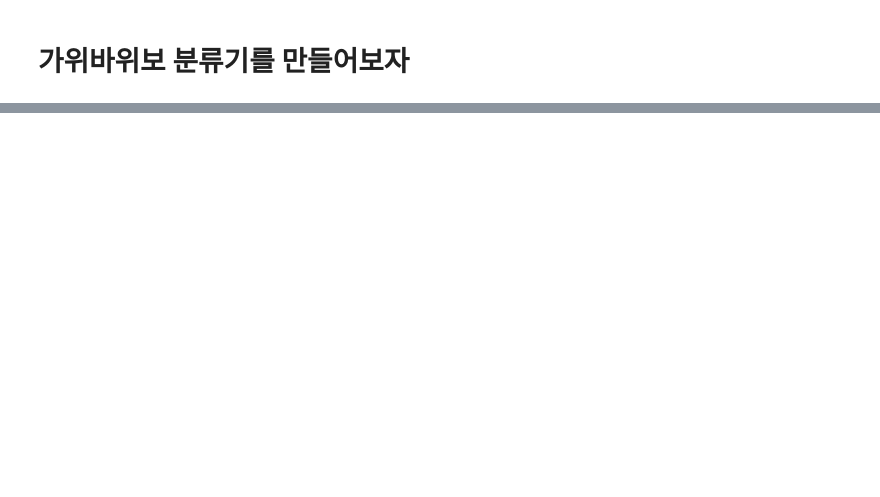
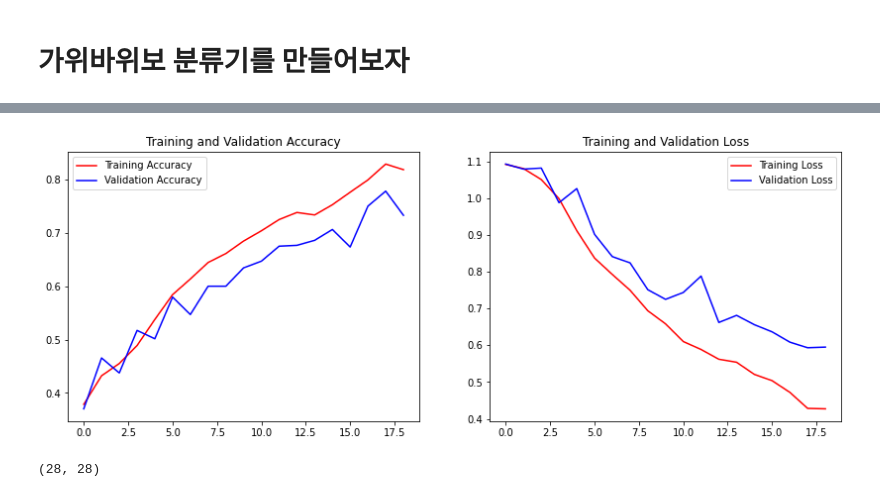
Before and after one commit to jungyongji/first-repository, a Jupyter notebook: [E-05] Play rock paper scissors with artificial intelligence.ipynb, the cells around one changed output, grey strips where cells are left out. Saved outputs shown, nothing was run; the diff lists cells and outputs as text; code cells hidden in the pictures; blank space fills up the shorter version.

```diff
--- a/[E-05] Play rock paper scissors with artificial intelligence.ipynb
+++ b/[E-05] Play rock paper scissors with artificial intelligence.ipynb
@@ -556,0 +205,7 @@ for n in samples:
+# %%
+adam_optimizer = tf.keras.optimizers.Adam(learning_rate=0.001)
+#rmsprop_optimizer = tf.keras.optimizers.RMSprop(learning_rate=0.001)
+
+model.compile(optimizer = adam_optimizer,
+             loss='sparse_categorical_crossentropy',
+             metrics='accuracy')
@@ -556,0 +225,11 @@ for n in samples:
+# %%
+early_stopping_cb = keras.callbacks.EarlyStopping(patience = 5, restore_best_weights = True,
+                                                 monitor='val_accuracy' # monitor='val_loss'
+                                                 )
+# %%
+history = model.fit(train_scaled, train_target,
+                    validation_data = (val_scaled, val_target),
+                    epochs = n_train_epoch,
+                    steps_per_epoch = steps_per_epoch,
+                    validation_steps = validation_steps,
+                    callbacks = [early_stopping_cb])
@@ -556,0 +254,27 @@ for n in samples:
+# %%
+def eval_plot(history):
+    plt.figure(figsize=(14, 5))
+
+    # Accuracy plot
+    plt.subplot(1, 2, 1)
+    acc = history.history['accuracy']
+    val_acc = history.history['val_accuracy']
+    epochs = range(len(acc))
+    acc_plot, = plt.plot(epochs, acc, 'r')
+    val_acc_plot, = plt.plot(epochs, val_acc, 'b')
+    plt.title('Training and Validation Accuracy')
+    plt.legend([acc_plot, val_acc_plot], ['Training Accuracy', 'Validation Accuracy'])
+
+    # Loss plot
+    plt.subplot(1, 2, 2)
+    loss = history.history['loss']
+    val_loss = history.history['val_loss']
+    epochs = range(len(loss))
+    loss_plot, = plt.plot(epochs, loss, 'r')
+    val_loss_plot, = plt.plot(epochs, val_loss, 'b')
+    plt.title('Training and Validation Loss')
+    plt.legend([loss_plot, val_loss_plot], ['Training Loss', 'Validation Loss'])
+
+eval_plot(history)
+# %% [output]
+[figure, added]
@@ -556,0 +283,10 @@ for n in samples:
+# %%
+rock_dir = path + '/rock'
+
+img_name = ('seung0.jpg')
+ex_file = join(rock_dir, img_name)
+
+im = Image.open(ex_file)
+im.size
+# %% [output]
+(28, 28)
```
Also changed, not shown: parts of 85 cells of this notebook, 1 other file.
